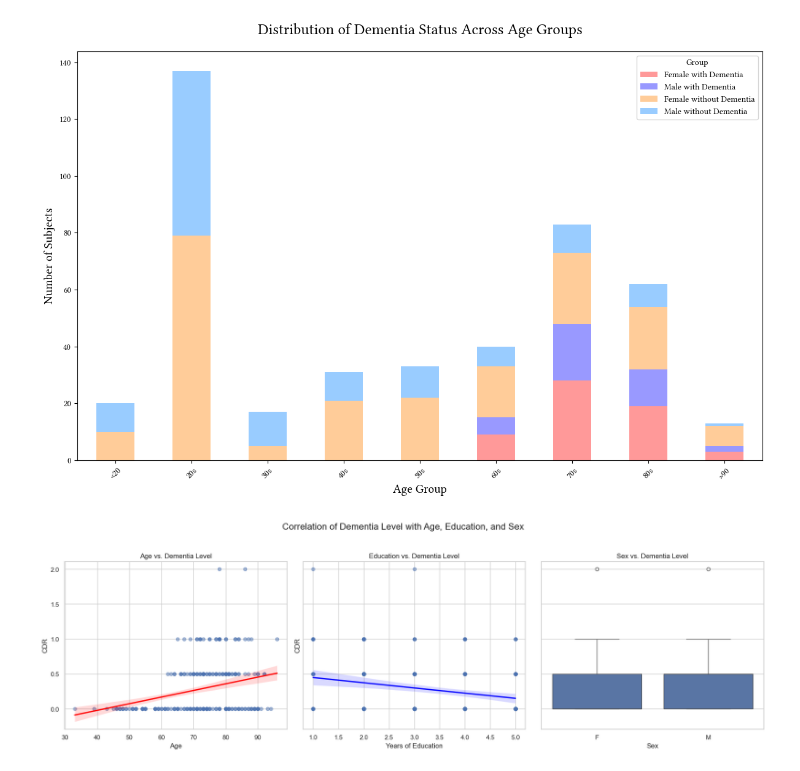
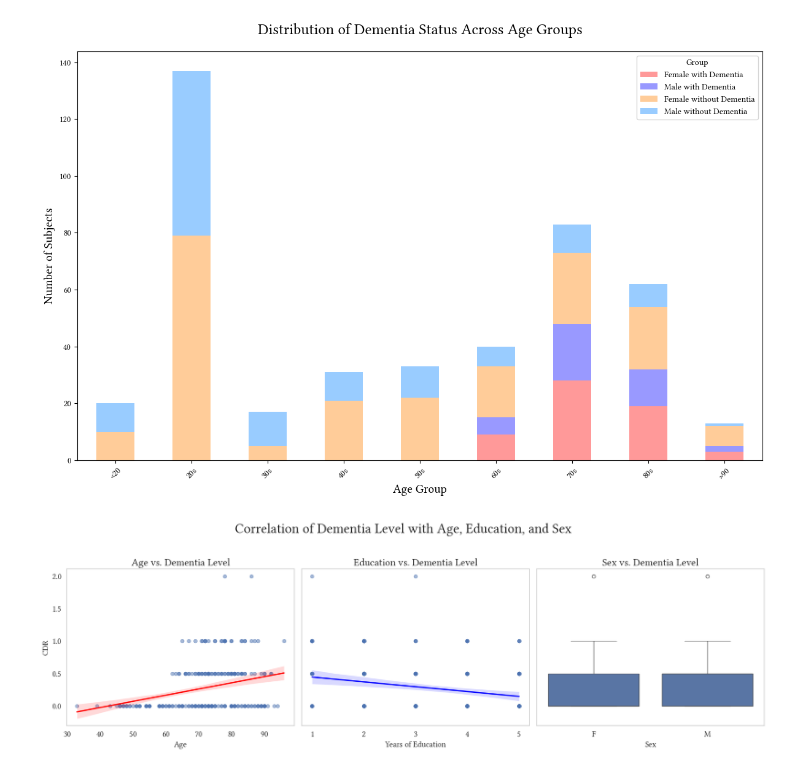
Before and after one commit to HenriSmidt/Alzheimer_Detection, a Jupyter notebook: EDA.ipynb, the cells around one changed output. Drawn from its saved outputs; the diff is of its cells as text; code cells hidden in the pictures.

```diff
--- a/EDA.ipynb
+++ b/EDA.ipynb
@@ -165,36 +165,53 @@ plt.show()
 # %%
 import pandas as pd
 import matplotlib.pyplot as plt
 import seaborn as sns
 import numpy as np
+from matplotlib.ticker import MaxNLocator
+
 
 # Drop rows with NaN values in these columns
 data_without_nans = data.dropna(subset=['Age', 'Educ', 'CDR', 'M/F'])
 
 # Setting the plot style
-sns.set(style="whitegrid")
+sns.set_theme(style="whitegrid")
 
 # Creating a figure to hold the subplots
 fig, axes = plt.subplots(1, 3, figsize=(18, 6), sharey=True)
-fig.suptitle('Correlation of Dementia Level with Age, Education, and Sex', fontsize=16)
+fig.suptitle('Correlation of Dementia Level with Age, Education, and Sex', fontsize=24, fontfamily='Libertinus Serif')
 
 # Plot 1: Age vs. Dementia Level
 sns.regplot(ax=axes[0], x='Age', y='CDR', data=data_without_nans, scatter_kws={'alpha':0.5}, line_kws={'color':'red'})
-axes[0].set_title('Age vs. Dementia Level')
-axes[0].set_xlabel('Age')
-axes[0].set_ylabel('CDR')
+axes[0].set_title('Age vs. Dementia Level', fontfamily='Libertinus Serif', fontsize=18)
+axes[0].set_xlabel('Age', fontfamily='Libertinus Serif', fontsize=14)
+axes[0].set_ylabel('CDR', fontfamily='Libertinus Serif', fontsize=14)
 
 # Plot 2: Education vs. Dementia Level
 sns.regplot(ax=axes[1], x='Educ', y='CDR', data=data_without_nans, scatter_kws={'alpha':0.5}, line_kws={'color':'blue'})
-axes[1].set_title('Education vs. Dementia Level')
-axes[1].set_xlabel('Years of Education')
+axes[1].set_title('Education vs. Dementia Level', fontfamily='Libertinus Serif', fontsize=18)
+axes[1].set_xlabel('Years of Education', fontfamily='Libertinus Serif', fontsize=14)
+axes[1].set_ylabel('CDR', fontfamily='Libertinus Serif', fontsize=14)  # Corrected placement of y-label
 
 # Plot 3: Sex vs. Dementia Level
 sns.boxplot(ax=axes[2], x='M/F', y='CDR', data=data_without_nans)
-axes[2].set_title('Sex vs. Dementia Level')
-axes[2].set_xlabel('Sex')
+axes[2].set_title('Sex vs. Dementia Level', fontfamily='Libertinus Serif', fontsize=18)
+axes[2].set_xlabel('Sex', fontfamily='Libertinus Serif', fontsize=14)
+axes[2].set_ylabel('CDR', fontfamily='Libertinus Serif', fontsize=14)  # Added y-label
+
+# Correct the Y-label settings for the second and third plots
+axes[1].set_ylabel('')  # Removes y-label from the second plot
+axes[2].set_ylabel('')  # Removes y-label from the third plot
+
+# Apply font settings explicitly to ticks after seaborn has been configured
+for ax in axes:
+    ax.grid(False)
+    for label in ax.get_xticklabels() + ax.get_yticklabels():
+        label.set_fontname('Libertinus Serif')
+        label.set_fontsize(14)  # You can adjust the size as needed
+
+axes[1].xaxis.set_major_locator(MaxNLocator(integer=True))
 
 plt.tight_layout(rect=[0, 0.03, 1, 0.95])  # Adjust the subplots to give some space for the main title
 plt.show()
 # %% [output]
-[figure, old version]
+[figure, new version]
```
